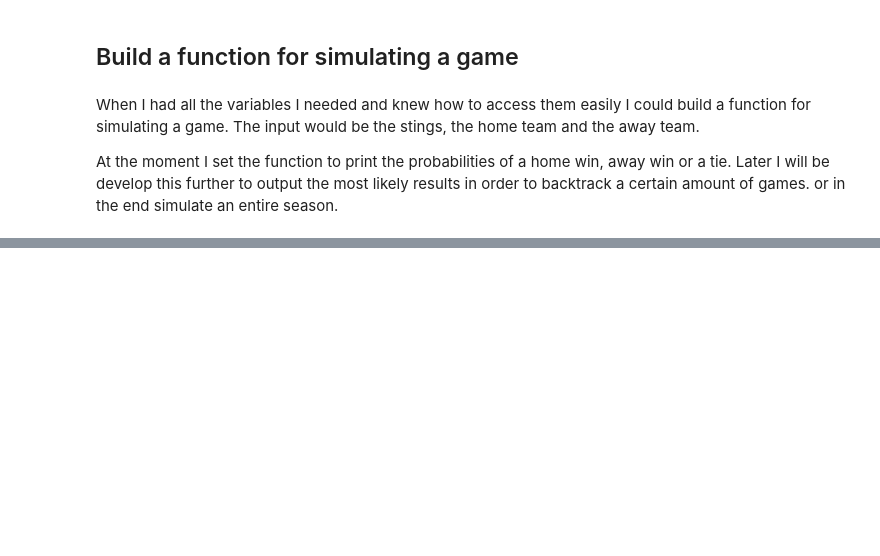
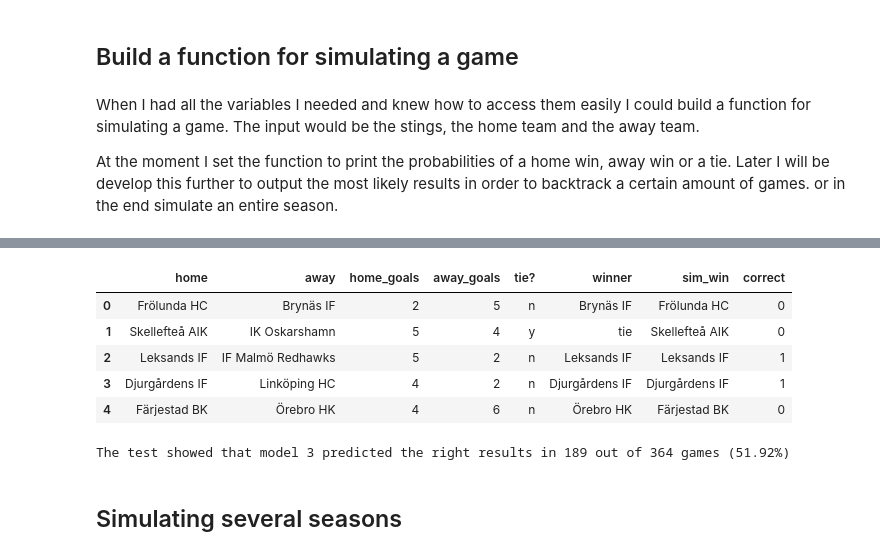
Before and after one commit to tlondahl/SHL_Predictions, a Jupyter notebook: SHL 19/Predictions.ipynb, the cells around one changed output, grey strips where cells are left out. Cells and saved outputs as stored; diff of their text form; code cells hidden in the pictures; blank space fills up the shorter version.

Commit message:
updated with models and simulations

```diff
--- a/SHL 19/Predictions.ipynb
+++ b/SHL 19/Predictions.ipynb
@@ -223,0 +294,20 @@ The probability of a tie is: 15.16%
+# %%
+def sim_game3(home_team, away_team):
+    home = pois(home_team, "home_max", "home_avg")
+    away = pois(away_team,"away_max", "away_avg")
+    matrix = np.multiply.outer(home, away)
+    home_prob = np.sum(np.tril(matrix, -1))/np.sum(matrix)
+    away_prob = np.sum(np.triu(matrix, 1))/np.sum(matrix)
+    tie_prob = np.sum(np.diagonal(matrix))/np.sum(matrix)
+    res = random.randrange(1, 100)
+    if res > np.sum((away_prob, tie_prob), dtype=np.int32)*100:
+        return home_team
+    elif res > tie_prob*100:
+        return away_team
+    else:
+        return "Tie"
+# %%
+test = schedule.tail(7)
+for h, a in zip(test.iloc[:,0], test.iloc[:,1]):
+    winner = sim_game3(h, a)
+    print(winner)
@@ -223,0 +326,12 @@ The probability of a tie is: 15.16%
+# %%
+# Adding a column with the winner of each game
+games["winner"] = games.apply(lambda x: "tie" if x["tie?"] == "y" else (x["home"] if x["home_goals"] > x["away_goals"] else x["away"]), axis=1)
+# %%
+test_res = games
+result = []
+for h, a in zip(schedule.iloc[:,0], schedule.iloc[:,1]):
+    winner = sim_game3(h, a)
+    result.append(winner)
+
+test_res["sim_win"] = result
+test_res.head()
@@ -223,0 +345,17 @@ The probability of a tie is: 15.16%
+# %%
+test_res["correct"] = test_res.apply(lambda x: 1 if x["winner"] == x["sim_win"] else 0, axis = 1)
+
+test_res.head()
+# %% [output]
+|  | home | away | home_goals | away_goals | tie? | winner | sim_win | correct |
+| 0 | Frölunda HC | Brynäs IF | 2 | 5 | n | Brynäs IF | Frölunda HC | 0 |
+| 1 | Skellefteå AIK | IK Oskarshamn | 5 | 4 | y | tie | Skellefteå AIK | 0 |
+| 2 | Leksands IF | IF Malmö Redhawks | 5 | 2 | n | Leksands IF | Leksands IF | 1 |
+| 3 | Djurgårdens IF | Linköping HC | 4 | 2 | n | Djurgårdens IF | Djurgårdens IF | 1 |
+| 4 | Färjestad BK | Örebro HK | 4 | 6 | n | Örebro HK | Färjestad BK | 0 |
+# %%
+print("The test showed that model 3 predicted the right results in {} out of {} games ({:.2%})".format(sum(test_res.correct), len(test_res), sum(test_res.correct)/len(test_res)))
+# %% [output]
+The test showed that model 3 predicted the right results in 189 out of 364 games (51.92%)
+# %% [markdown]
+## Simulating several seasons
```
Also changed, not shown: parts of 20 cells of this notebook.
